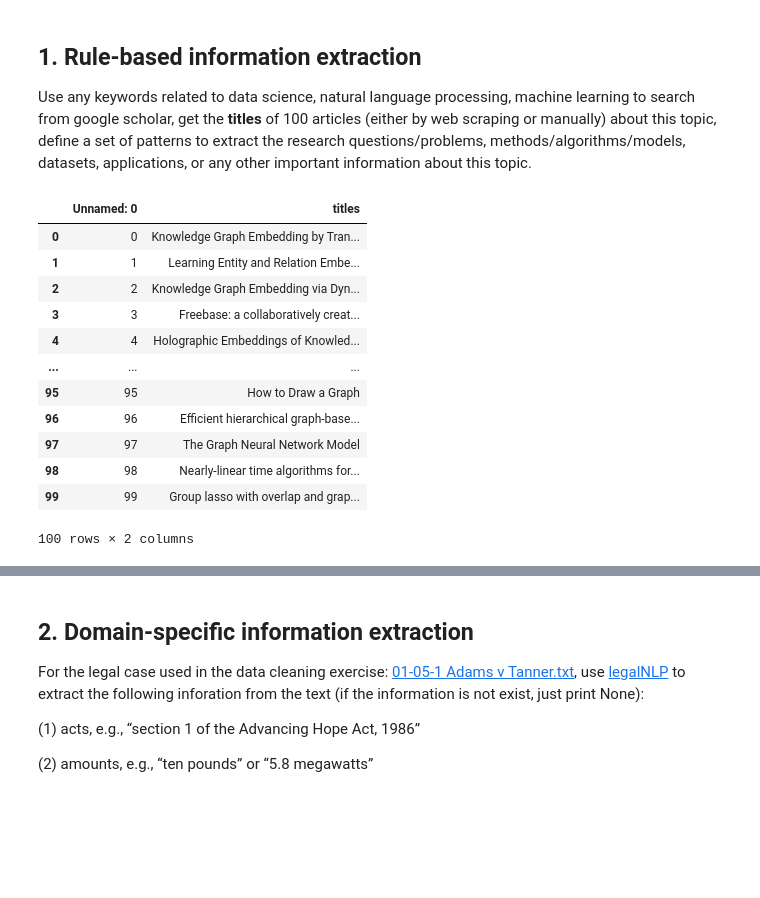
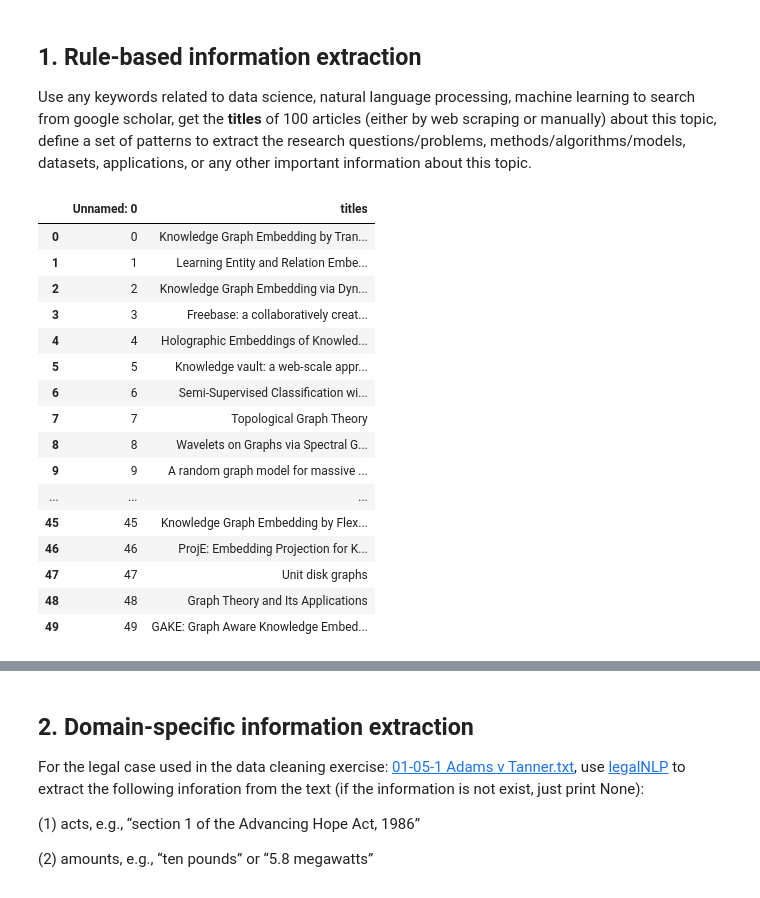
Before and after one commit to HuyenNguyenHelen/Huyen_INFO5731_Spring2020, a Jupyter notebook: In_class_exercise_05.ipynb, the cells around one changed output, grey strips where cells are left out. Cells and saved outputs as stored; diff of their text form; code cells hidden in the pictures; blank space fills up the shorter version.

```diff
--- a/In_class_exercise_05.ipynb
+++ b/In_class_exercise_05.ipynb
@@ -9,22 +9,26 @@ Use any keywords related to data science, natural language processing, machine l
 # %%
 import pandas as pd
 with open("knowledge_graph_100_titles.csv", "r",  newline="", encoding='utf-8') as file:
     titles = pd.read_csv(file)
-titles
+titles.head(50)
 # %% [output]
 |  | Unnamed: 0 | titles |
 | 0 | 0 | Knowledge Graph Embedding by Tran... |
 | 1 | 1 | Learning Entity and Relation Embe... |
 | 2 | 2 | Knowledge Graph Embedding via Dyn... |
 | 3 | 3 | Freebase: a collaboratively creat... |
 | 4 | 4 | Holographic Embeddings of Knowled... |
+| 5 | 5 | Knowledge vault: a web-scale appr... |
+| 6 | 6 | Semi-Supervised Classification wi... |
+| 7 | 7 | Topological Graph Theory |
+| 8 | 8 | Wavelets on Graphs via Spectral G... |
+| 9 | 9 | A random graph model for massive ... |
 | ... | ... | ... |
-| 95 | 95 | How to Draw a Graph |
-| 96 | 96 | Efficient hierarchical graph-base... |
-| 97 | 97 | The Graph Neural Network Model |
-| 98 | 98 | Nearly-linear time algorithms for... |
-| 99 | 99 | Group lasso with overlap and grap... |
+| 45 | 45 | Knowledge Graph Embedding by Flex... |
+| 46 | 46 | ProjE: Embedding Projection for K... |
+| 47 | 47 | Unit disk graphs |
+| 48 | 48 | Graph Theory and Its Applications |
+| 49 | 49 | GAKE: Graph Aware Knowledge Embed... |
-100 rows × 2 columns
 # %%
 import re
 import string
```
Also changed, not shown: parts of 1 cell of this notebook.
